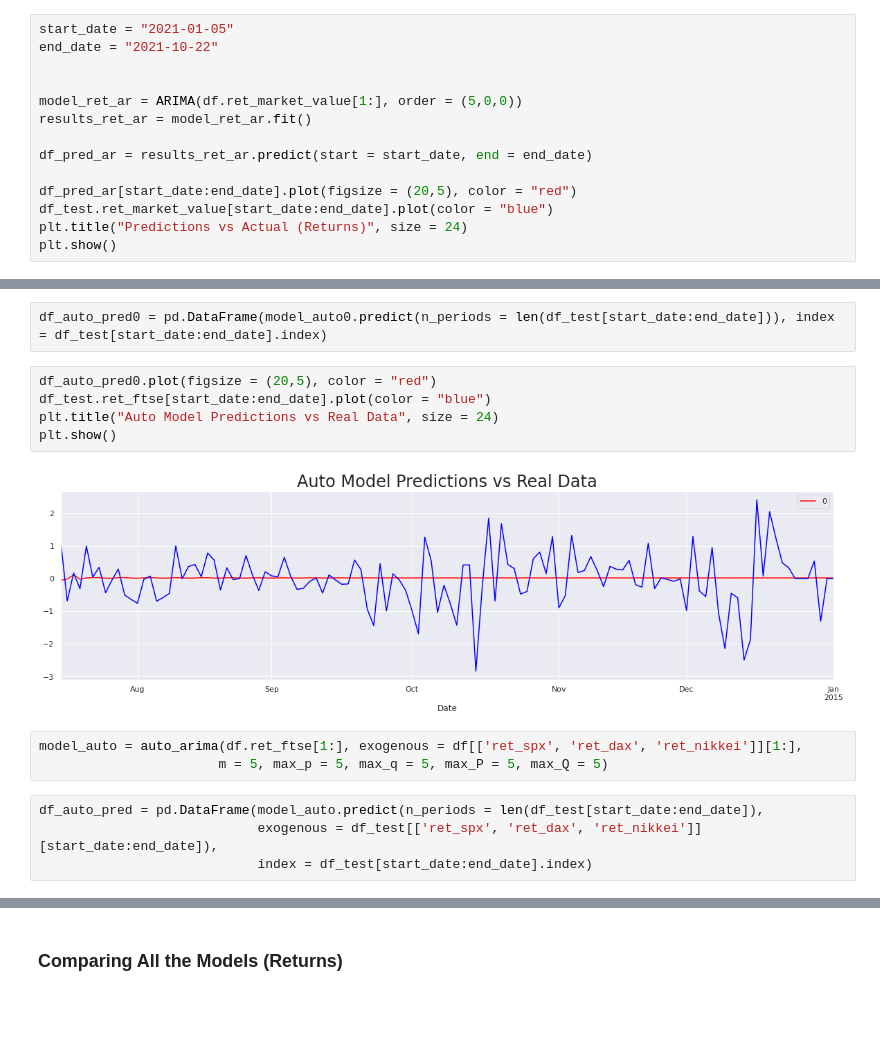
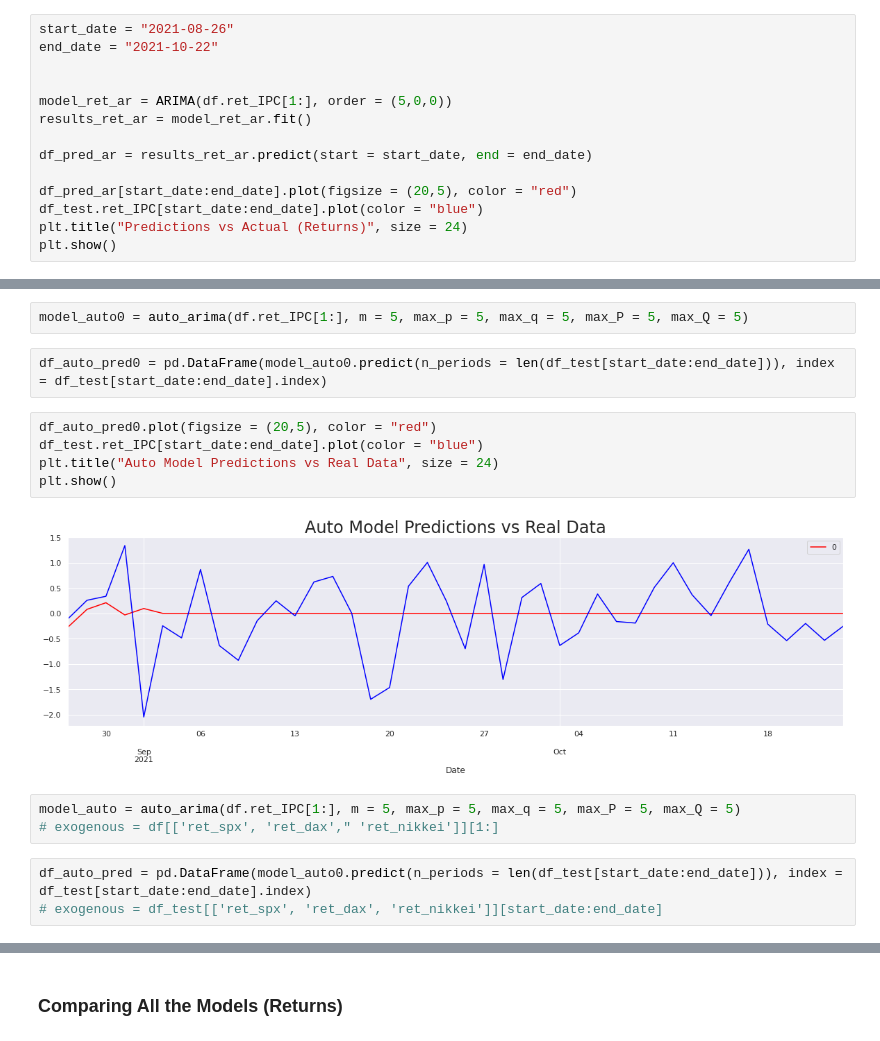
Before and after one commit to jjsalazarr/curso-series-temporales, a Jupyter notebook: 12. Prediciendo el futuro/Python/16_PrediciendoFuturo.ipynb, the cells around one changed output, grey strips where cells are left out. Saved outputs shown, nothing was run; the diff lists cells and outputs as text; blank space fills up the shorter version.

```diff
--- a/12. Prediciendo el futuro/Python/16_PrediciendoFuturo.ipynb
+++ b/12. Prediciendo el futuro/Python/16_PrediciendoFuturo.ipynb
@@ -187,17 +183,17 @@ plt.show()
 # %% [markdown]
 ### Using Returns Instead
 # %%
-start_date = "2021-01-05"
+start_date = "2021-08-26"
 end_date = "2021-10-22"
 
 
-model_ret_ar = ARIMA(df.ret_market_value[1:], order = (5,0,0))
+model_ret_ar = ARIMA(df.ret_IPC[1:], order = (5,0,0))
 results_ret_ar = model_ret_ar.fit()
 
 df_pred_ar = results_ret_ar.predict(start = start_date, end = end_date)
 
 df_pred_ar[start_date:end_date].plot(figsize = (20,5), color = "red")
-df_test.ret_market_value[start_date:end_date].plot(color = "blue")
+df_test.ret_IPC[start_date:end_date].plot(color = "blue")
 plt.title("Predictions vs Actual (Returns)", size = 24)
 plt.show()
 # %% [output]
@@ -359,18 +361,19 @@ model_auto0 = auto_arima(df.ret_ftse[1:])
+# %%
+model_auto0 = auto_arima(df.ret_IPC[1:], m = 5, max_p = 5, max_q = 5, max_P = 5, max_Q = 5)
 # %%
 df_auto_pred0 = pd.DataFrame(model_auto0.predict(n_periods = len(df_test[start_date:end_date])), index = df_test[start_date:end_date].index)
 # %%
 df_auto_pred0.plot(figsize = (20,5), color = "red")
-df_test.ret_ftse[start_date:end_date].plot(color = "blue")
+df_test.ret_IPC[start_date:end_date].plot(color = "blue")
 plt.title("Auto Model Predictions vs Real Data", size = 24)
 plt.show()
 # %% [output]
-[figure, old version]
+[figure, new version]
 # %%
-model_auto = auto_arima(df.ret_ftse[1:], exogenous = df[['ret_spx', 'ret_dax', 'ret_nikkei']][1:],
-                       m = 5, max_p = 5, max_q = 5, max_P = 5, max_Q = 5)
+model_auto = auto_arima(df.ret_IPC[1:], m = 5, max_p = 5, max_q = 5, max_P = 5, max_Q = 5)
+# exogenous = df[['ret_spx', 'ret_dax'," 'ret_nikkei']][1:]
 # %%
-df_auto_pred = pd.DataFrame(model_auto.predict(n_periods = len(df_test[start_date:end_date]),
-                            exogenous = df_test[['ret_spx', 'ret_dax', 'ret_nikkei']][start_date:end_date]),
-                            index = df_test[start_date:end_date].index)
+df_auto_pred = pd.DataFrame(model_auto0.predict(n_periods = len(df_test[start_date:end_date])), index = df_test[start_date:end_date].index)
+# exogenous = df_test[['ret_spx', 'ret_dax', 'ret_nikkei']][start_date:end_date]
 # %%
 df_auto_pred.plot(figsize = (20,5), color = "red")
```
Also changed, not shown: parts of 15 cells of this notebook.
